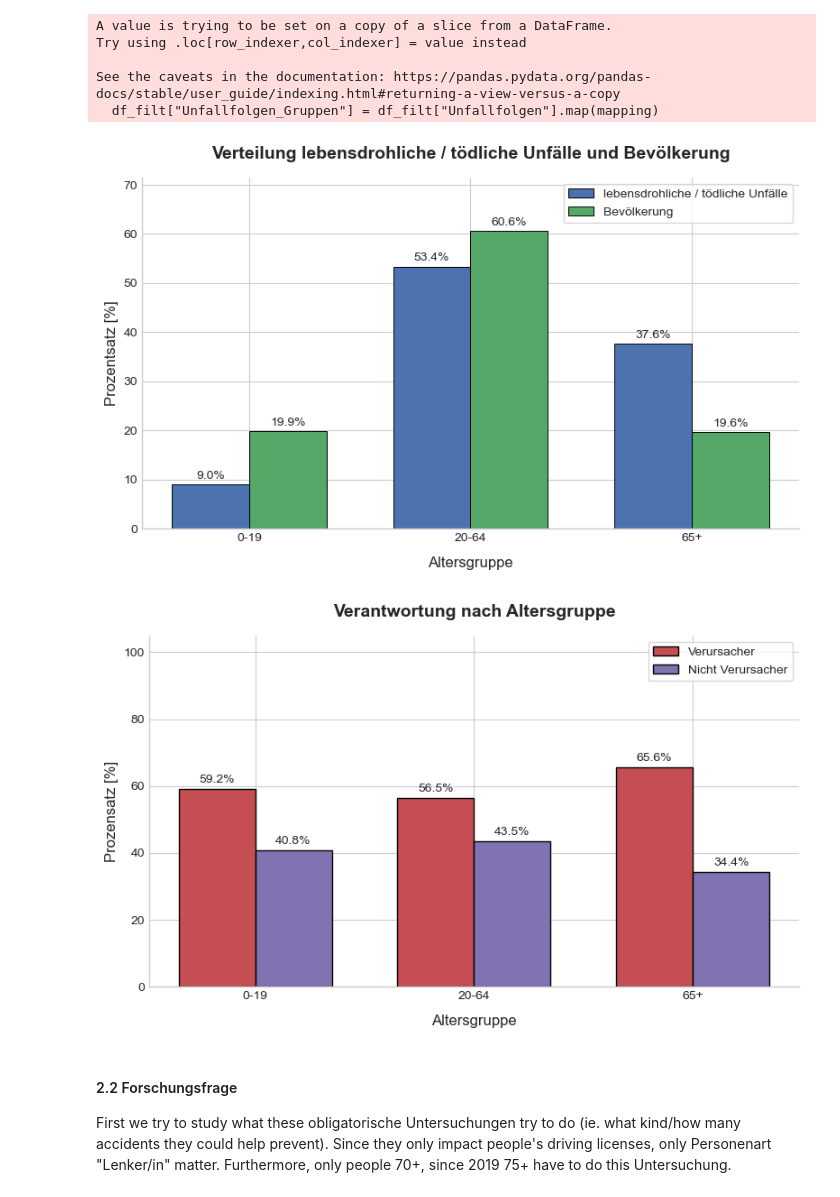
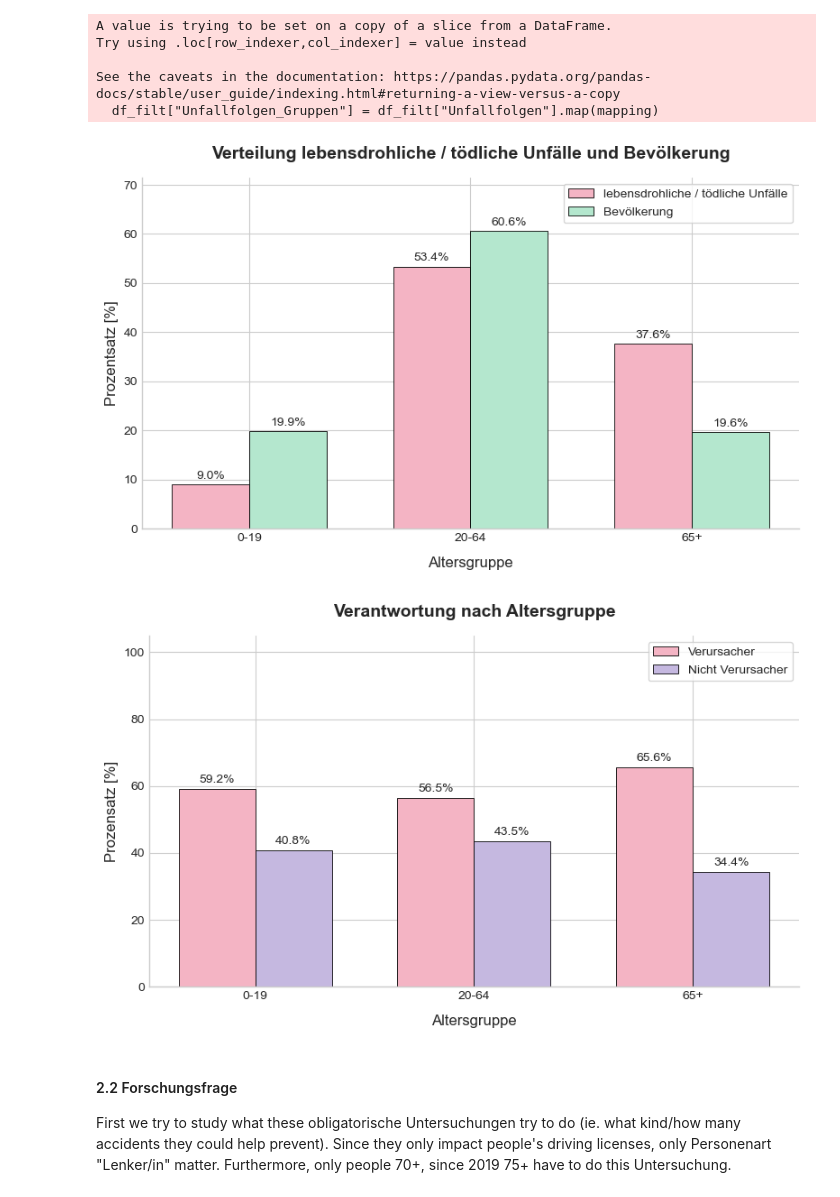
Before and after one commit to alishka-def/road_safety, a Jupyter notebook: jupyter_analysis.ipynb, the cells around one changed output. Saved outputs shown, nothing was run; the diff lists cells and outputs as text; code cells hidden in the pictures.

```diff
--- a/jupyter_analysis.ipynb
+++ b/jupyter_analysis.ipynb
@@ -92,15 +130,14 @@ plt.style.use("seaborn-v0_8-whitegrid")   # clean professional base style
 
 fig, ax = plt.subplots(figsize=(8, 5))
 
-# Professional color palette (muted, consistent)
-colors = ["#008080", "#FFA500", "#800080"]
+# Use pastel color palette
+colors = [COLOR_PALETTE['youth_0_19'], COLOR_PALETTE['adults_20_64'], COLOR_PALETTE['seniors_65plus']]
 
 bars = ax.bar(
     acc_counts.index,
     acc_counts.values,
     color=colors,
-    edgecolor="black",
-    linewidth=0.8
+    **PLOT_STYLE
 )
 
 # Add value labels
@@ -240,9 +275,9 @@ fig, ax = plt.subplots(figsize=(8, 5))
 width = 0.35
 x = range(len(labels))
 
-# Colors
-color_acc = "#4C72B0"
-color_pop = "#55A868"
+# Use pastel colors
+color_acc = COLOR_PALETTE['fatal']          # soft pink for fatal accidents
+color_pop = COLOR_PALETTE['youth_0_19']     # soft green for population
 
 # Bars
 bars1 = ax.bar(
@@ -251,8 +286,7 @@ bars1 = ax.bar(
     width=width,
     label="lebensdrohliche / tödliche Unfälle",
     color=color_acc,
-    edgecolor="black",
-    linewidth=0.7
+    **PLOT_STYLE
 )
 
 bars2 = ax.bar(
@@ -261,8 +295,7 @@ bars2 = ax.bar(
     width=width,
     label="Bevölkerung",
     color=color_pop,
-    edgecolor="black",
-    linewidth=0.7
+    **PLOT_STYLE
 )
 
 # Add percentage labels above bars
@@ -308,7 +341,7 @@ ax.set_ylim(0, max(max(sev_percentage.values), max(population_ref.values)) * 1.1
 plt.tight_layout()
 plt.show()
 # %% [output]
-[figure, old version]
+[figure, new version]
 # %%
 # Compute counts of 'ja'/'nein' per age group
 responsibility_counts = df_filt.groupby(["age_group", "Hauptverursacher"]).size().unstack(fill_value=0)
@@ -326,8 +359,8 @@ bars1 = ax.bar(
     responsibility_pct["ja"].values,
     width=width,
     label="Verursacher",
-    color="#C44E52",
-    edgecolor="black"
+    color=COLOR_PALETTE['responsible'],
+    **PLOT_STYLE
 )
 
 bars2 = ax.bar(
@@ -335,8 +368,8 @@ bars2 = ax.bar(
     responsibility_pct["nein"].values,
     width=width,
     label="Nicht Verursacher",
-    color="#8172B2",
-    edgecolor="black"
+    color=COLOR_PALETTE['not_responsible'],
+    **PLOT_STYLE
 )
 
 # Add percentage labels
@@ -347,34 +380,34 @@ def add_labels(bars):
             bar.get_x() + bar.get_width()/2,
             height + 1,
             f"{height:.1f}%",
             ha="center",
             va="bottom",
             fontsize=10,
             fontweight="medium"
         )
 
 add_labels(bars1)
 add_labels(bars2)
 
 # Labels, title, legend
 ax.set_xticks(list(x))
 ax.set_xticklabels(labels, fontsize=10)
 ax.set_xlabel("Altersgruppe", fontsize=12, labelpad=10)
 ax.set_ylabel("Prozensatz [%]", fontsize=12)
 ax.set_title("Verantwortung nach Altersgruppe", fontsize=14, fontweight="bold", pad=15)
 
 ax.spines["top"].set_visible(False)
 ax.spines["right"].set_visible(False)
 ax.tick_params(axis="y", labelsize=10)
 
 ax.legend(frameon=True, fontsize=10)
 
 ax.set_ylim(0, 105)
 
 plt.tight_layout()
 plt.show()
 # %% [output]
-[figure, old version]
+[figure, new version]
 # %% [markdown]
 #### 2.2 Forschungsfrage
 
```
Also changed, not shown: parts of 9 cells of this notebook, 12 other files.
